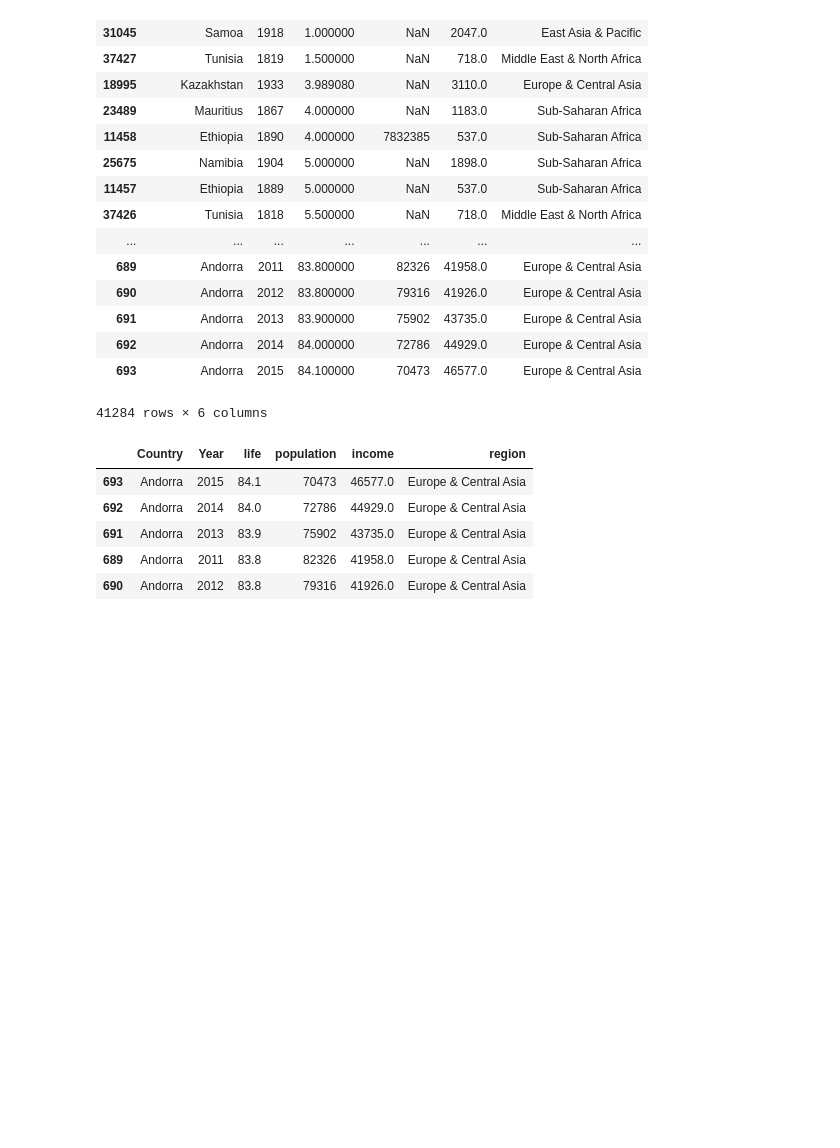
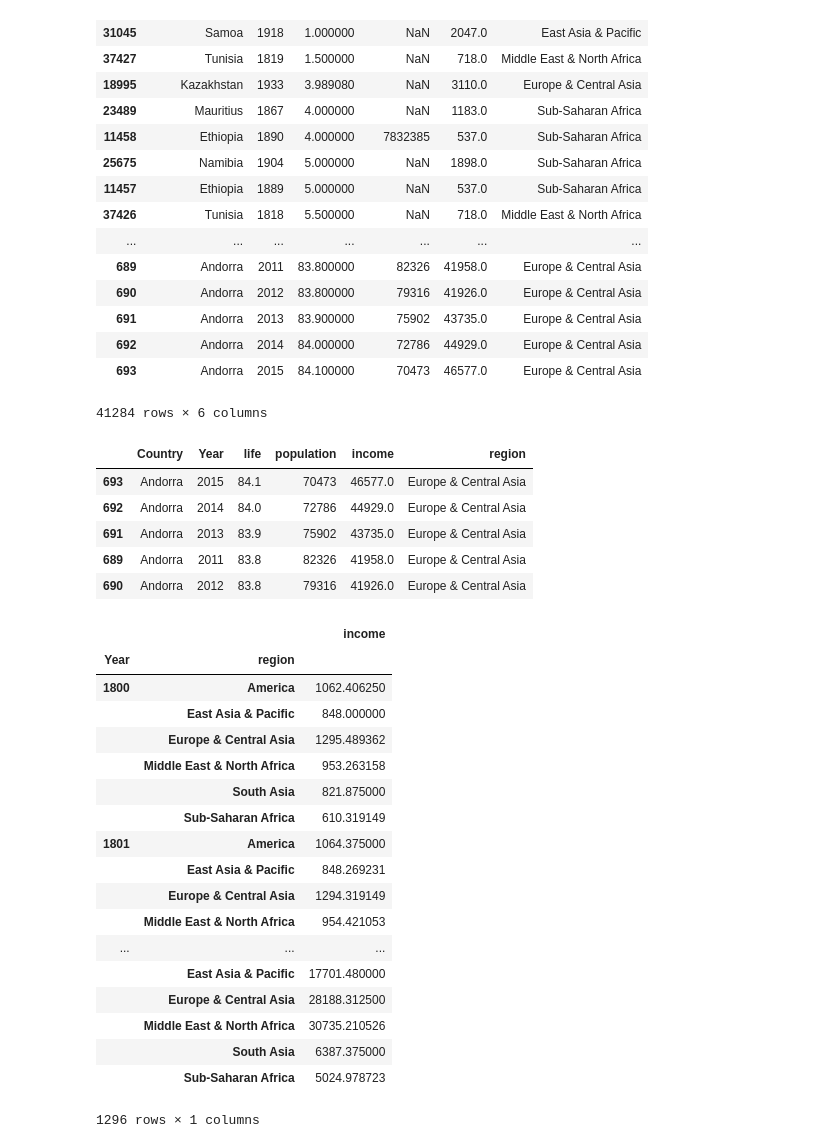
Before and after one commit to HardPlant/TIL, a Jupyter notebook: Tacademy/D3_Data_Visual/01.pandas_exercise.ipynb, the cells around one changed output. Drawn from its saved outputs; the diff is of its cells as text; code cells hidden in the pictures; blank space fills up the shorter version.

```diff
--- a/Tacademy/D3_Data_Visual/01.pandas_exercise.ipynb
+++ b/Tacademy/D3_Data_Visual/01.pandas_exercise.ipynb
@@ -426,3 +426,25 @@ df.sort_values(by = 'life', ascending = False).head()
 | 691 | Andorra | 2013 | 83.9 | 75902 | 43735.0 | Europe & Central Asia |
 | 689 | Andorra | 2011 | 83.8 | 82326 | 41958.0 | Europe & Central Asia |
 | 690 | Andorra | 2012 | 83.8 | 79316 | 41926.0 | Europe & Central Asia |
+# %%
+df.pivot_table(values="income", index=["Year", "region"])
+# %% [output]
+|  |  | income |
+| Year | region |  |
+| 1800 | America | 1062.406250 |
+|  | East Asia & Pacific | 848.000000 |
+|  | Europe & Central Asia | 1295.489362 |
+|  | Middle East & North Africa | 953.263158 |
+|  | South Asia | 821.875000 |
+|  | Sub-Saharan Africa | 610.319149 |
+| 1801 | America | 1064.375000 |
+|  | East Asia & Pacific | 848.269231 |
+|  | Europe & Central Asia | 1294.319149 |
+|  | Middle East & North Africa | 954.421053 |
+| ... | ... | ... |
+|  | East Asia & Pacific | 17701.480000 |
+|  | Europe & Central Asia | 28188.312500 |
+|  | Middle East & North Africa | 30735.210526 |
+|  | South Asia | 6387.375000 |
+|  | Sub-Saharan Africa | 5024.978723 |
+1296 rows × 1 columns
```
Also changed, not shown: 1 other file.
